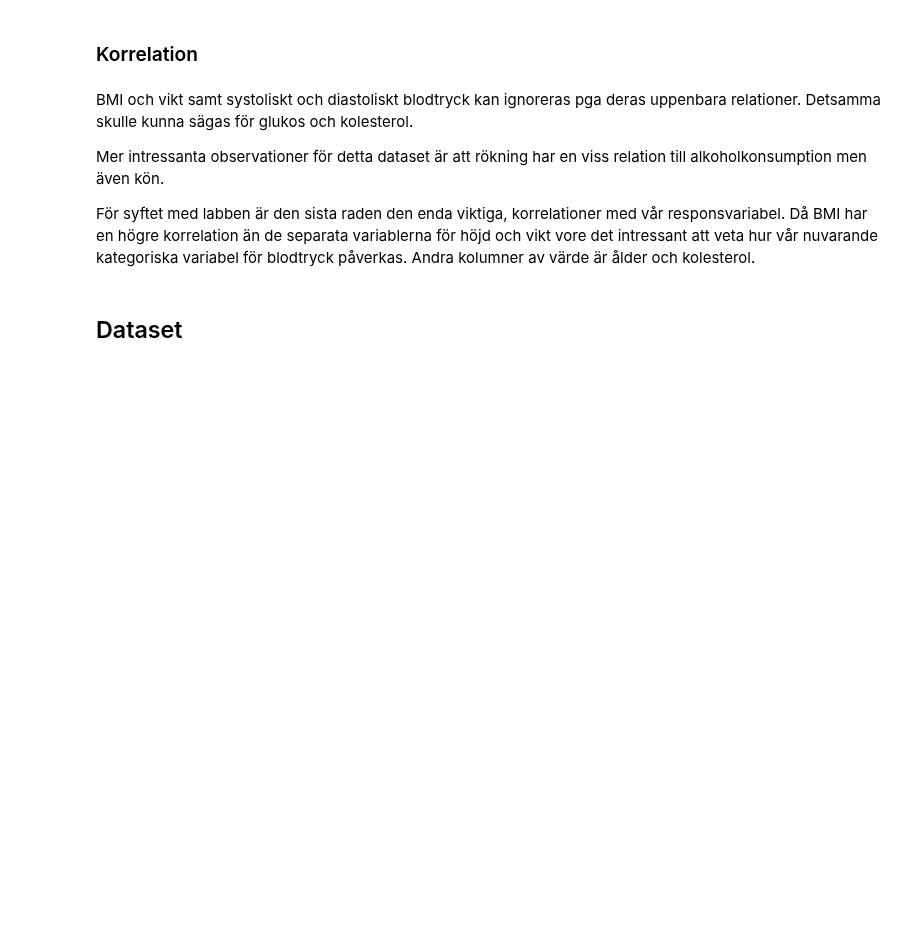
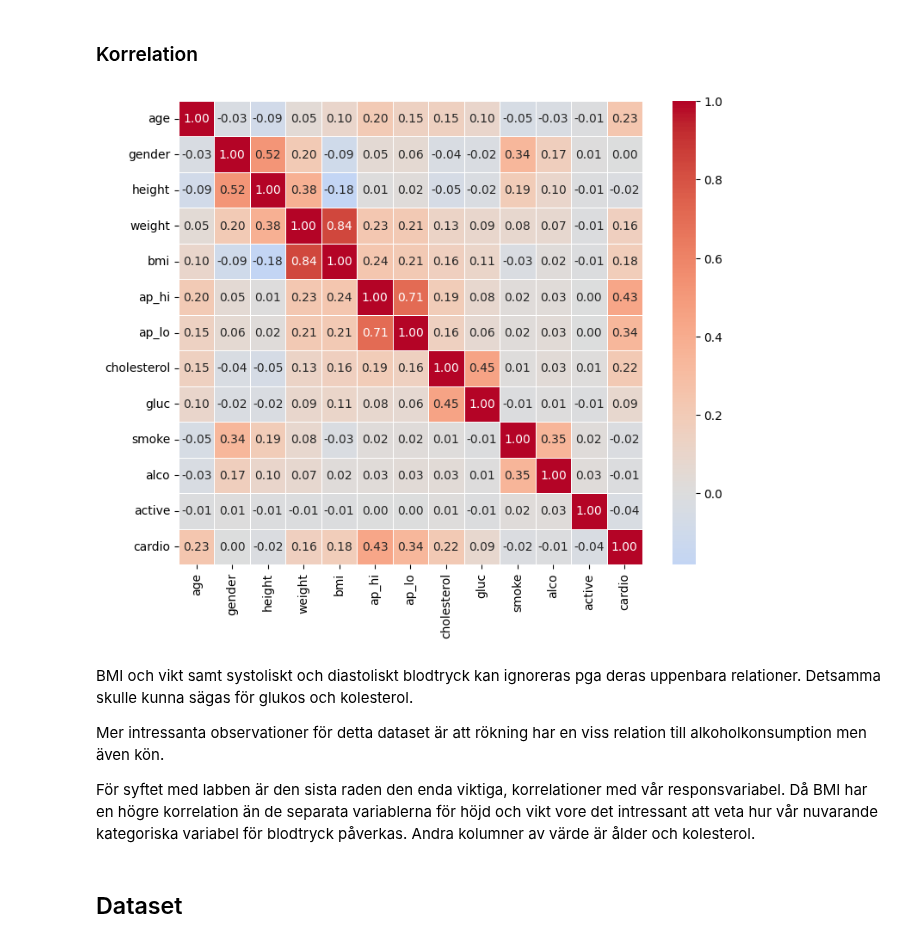
Before and after one commit to AlbotGoodman/machine-learning, a Jupyter notebook: lab/draft.ipynb, the cells around one changed output. Saved outputs shown, nothing was run; the diff lists cells and outputs as text; code cells hidden in the pictures; blank space fills up the shorter version.

```diff
--- a/lab/draft.ipynb
+++ b/lab/draft.ipynb
@@ -169,12 +190,14 @@ plt.show()
 # %% [markdown]
 ### Korrelation
 # %%
-# # TODO: change all values to numeric
-# numerical_columns = df.describe().columns.to_list()
-# corr = df[numerical_columns].corr()
-# plt.figure(figsize=(9, 7))
-# sns.heatmap(corr, annot=True, fmt=".2f", cmap="coolwarm", center=0, square=True, linewidths=0.5)
-# plt.show()
+# TODO: change all values to numeric
+numerical_columns = df.describe().columns.to_list()
+corr = df[numerical_columns].corr()
+plt.figure(figsize=(9, 7))
+sns.heatmap(corr, annot=True, fmt=".2f", cmap="coolwarm", center=0, square=True, linewidths=0.5)
+plt.show()
+# %% [output]
+[figure, added]
 # %% [markdown]
 BMI och vikt samt systoliskt och diastoliskt blodtryck kan ignoreras pga deras uppenbara relationer. Detsamma skulle kunna sägas för glukos och kolesterol.
 
```
Also changed, not shown: parts of 6 cells of this notebook, 2 other files.
